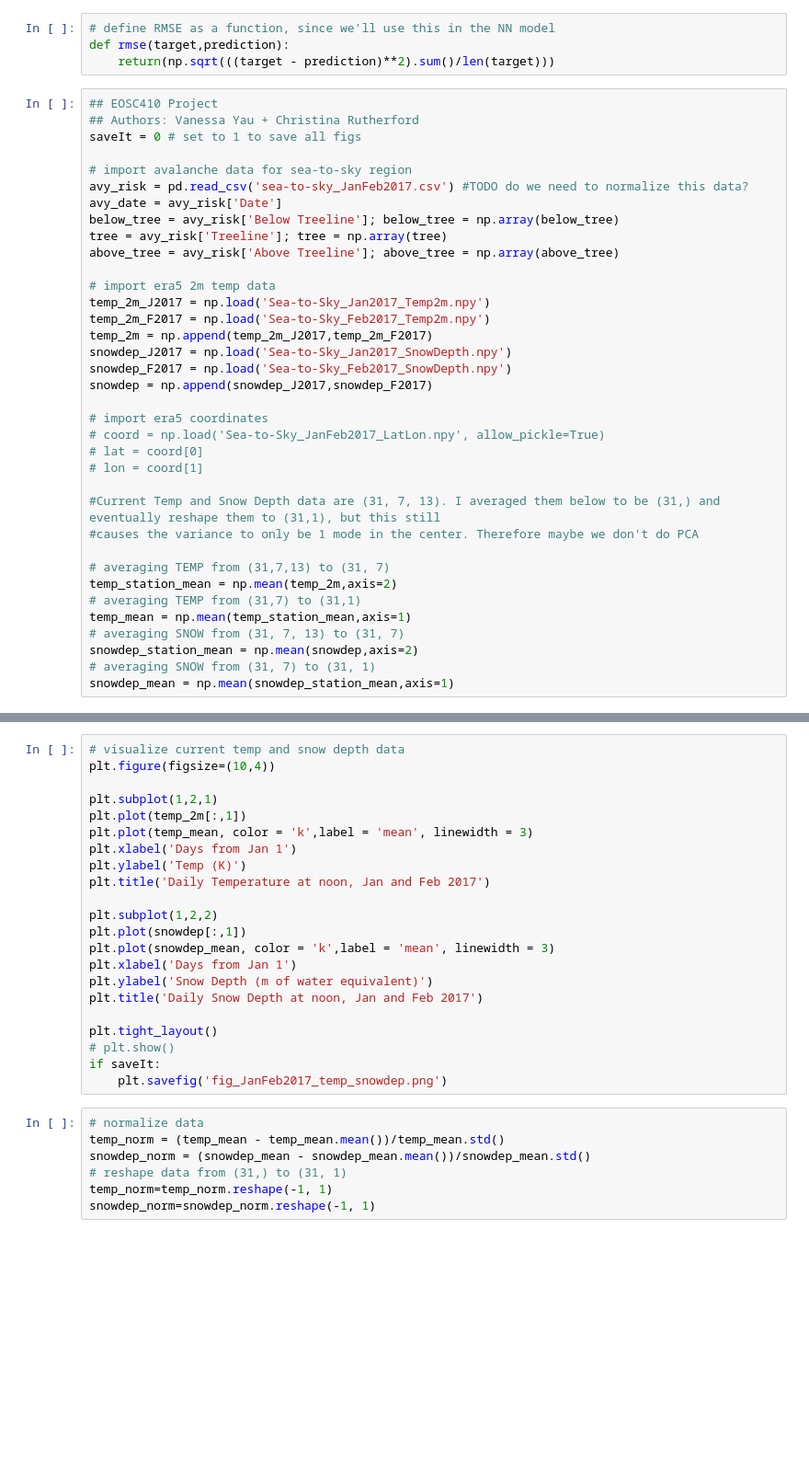
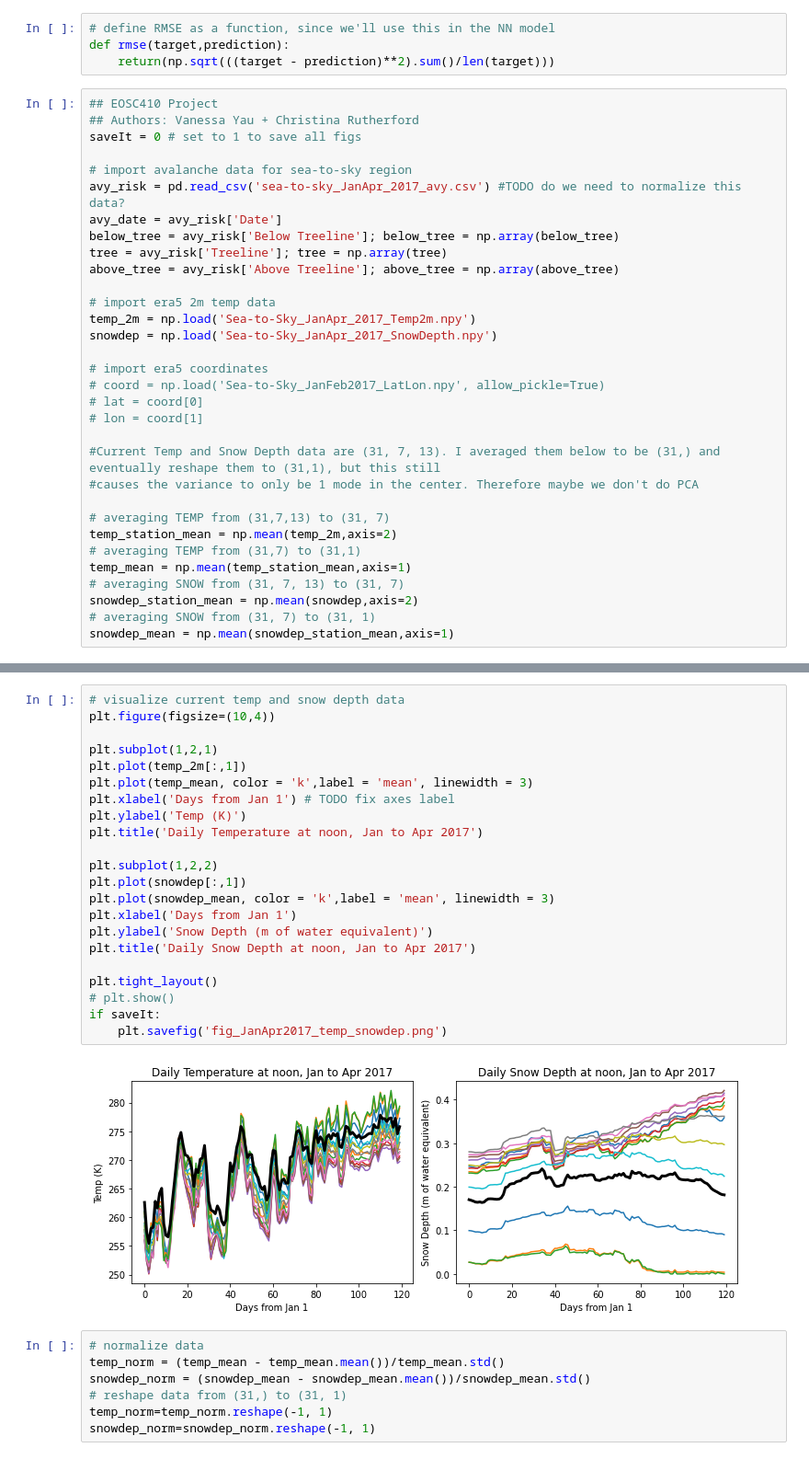
Before and after one commit to yauvanessa/EOSC410_FinalProject, a Jupyter notebook: project.ipynb, the cells around one changed output, grey strips where cells are left out. Shown: that part at 92% size. Cells and saved outputs as stored; diff of their text form; blank space fills up the shorter version.

```diff
--- a/project.ipynb
+++ b/project.ipynb
@@ -16,19 +16,15 @@ def rmse(target,prediction):
 saveIt = 0 # set to 1 to save all figs
 
 # import avalanche data for sea-to-sky region
-avy_risk = pd.read_csv('sea-to-sky_JanFeb2017.csv') #TODO do we need to normalize this data?
+avy_risk = pd.read_csv('sea-to-sky_JanApr_2017_avy.csv') #TODO do we need to normalize this data?
 avy_date = avy_risk['Date']
 below_tree = avy_risk['Below Treeline']; below_tree = np.array(below_tree)
 tree = avy_risk['Treeline']; tree = np.array(tree)
 above_tree = avy_risk['Above Treeline']; above_tree = np.array(above_tree)
 
 # import era5 2m temp data
-temp_2m_J2017 = np.load('Sea-to-Sky_Jan2017_Temp2m.npy')
-temp_2m_F2017 = np.load('Sea-to-Sky_Feb2017_Temp2m.npy')
-temp_2m = np.append(temp_2m_J2017,temp_2m_F2017)
-snowdep_J2017 = np.load('Sea-to-Sky_Jan2017_SnowDepth.npy')
-snowdep_F2017 = np.load('Sea-to-Sky_Feb2017_SnowDepth.npy')
-snowdep = np.append(snowdep_J2017,snowdep_F2017)
+temp_2m = np.load('Sea-to-Sky_JanApr_2017_Temp2m.npy')
+snowdep = np.load('Sea-to-Sky_JanApr_2017_SnowDepth.npy')
 
 # import era5 coordinates
 # coord = np.load('Sea-to-Sky_JanFeb2017_LatLon.npy', allow_pickle=True)
@@ -51,25 +45,27 @@ AxisError: axis 2 is out of bounds for array of dimension 1
 # %%
 # visualize current temp and snow depth data
 plt.figure(figsize=(10,4))
 
 plt.subplot(1,2,1)
 plt.plot(temp_2m[:,1])
 plt.plot(temp_mean, color = 'k',label = 'mean', linewidth = 3)
-plt.xlabel('Days from Jan 1')
+plt.xlabel('Days from Jan 1') # TODO fix axes label
 plt.ylabel('Temp (K)')
-plt.title('Daily Temperature at noon, Jan and Feb 2017')
+plt.title('Daily Temperature at noon, Jan to Apr 2017')
 
 plt.subplot(1,2,2)
 plt.plot(snowdep[:,1])
 plt.plot(snowdep_mean, color = 'k',label = 'mean', linewidth = 3)
 plt.xlabel('Days from Jan 1')
 plt.ylabel('Snow Depth (m of water equivalent)')
-plt.title('Daily Snow Depth at noon, Jan and Feb 2017')
+plt.title('Daily Snow Depth at noon, Jan to Apr 2017')
 
 plt.tight_layout()
 # plt.show()
 if saveIt:
-    plt.savefig('fig_JanFeb2017_temp_snowdep.png')
+    plt.savefig('fig_JanApr2017_temp_snowdep.png')
+# %% [output]
+[figure, added]
 # %%
 # normalize data
 temp_norm = (temp_mean - temp_mean.mean())/temp_mean.std()
```
Also changed, not shown: parts of 3 cells of this notebook.
